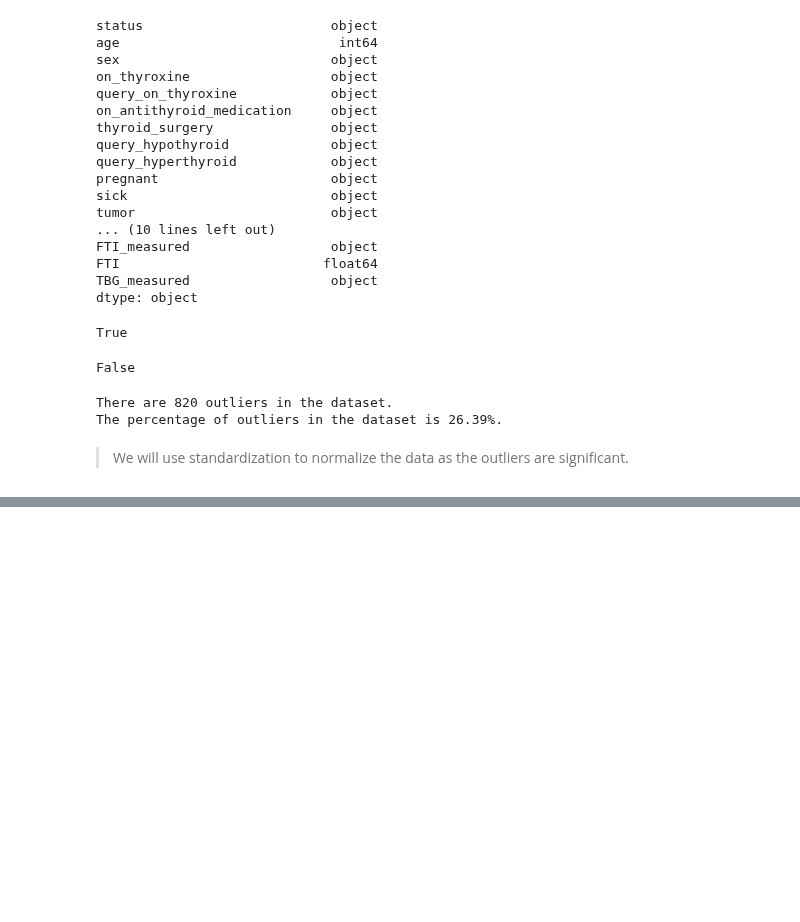
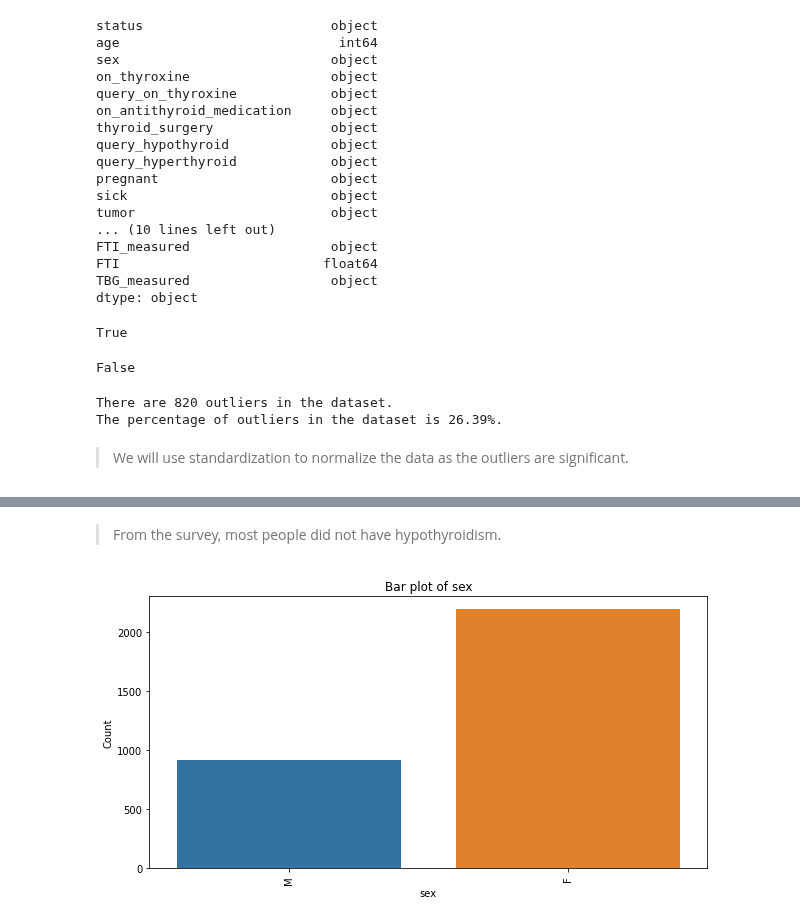
Before and after one commit to stogaja/Python-ML-Projects, a Jupyter notebook: Decision-Trees-&-SVM-Nairobi-Hospital/app.ipynb, the cells around one changed output, grey strips where cells are left out. Saved outputs shown, nothing was run; the diff lists cells and outputs as text; code cells hidden in the pictures; blank space fills up the shorter version.

```diff
--- a/Decision-Trees-&-SVM-Nairobi-Hospital/app.ipynb
+++ b/Decision-Trees-&-SVM-Nairobi-Hospital/app.ipynb
@@ -324,0 +415,7 @@ The percentage of outliers in the dataset is 26.39%.
+# %% [markdown]
+> From the survey, most people did not have hypothyroidism.
+# %%
+# let's check the gender of a person
+check_categorical(categorical_columns[1], 90, Hypothyroid)
+# %% [output]
+[figure, added]
```
Also changed, not shown: parts of 54 cells of this notebook, 1 other file.
